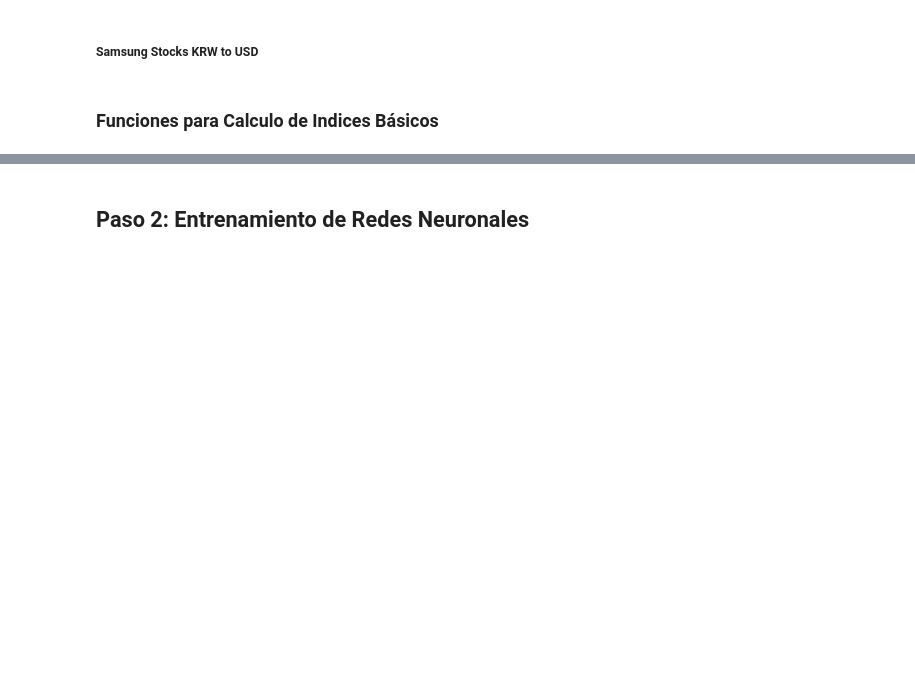
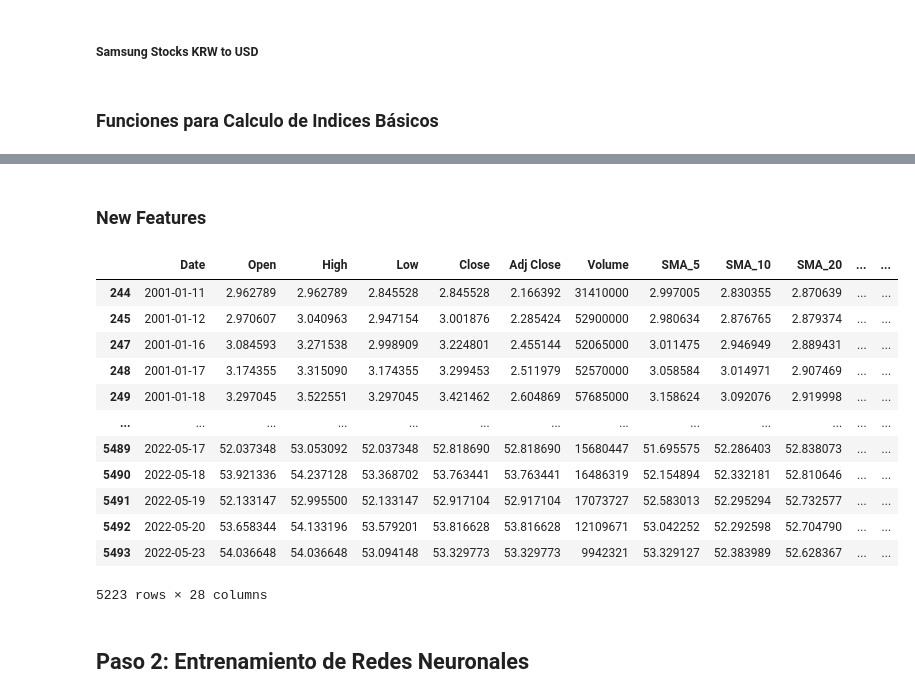
Before and after one commit to repositoriosHackaton/SIC25-TeamGalaxy, a Jupyter notebook: neuronb.ipynb, the cells around one changed output, grey strips where cells are left out. Saved outputs shown, nothing was run; the diff lists cells and outputs as text; code cells hidden in the pictures; blank space fills up the shorter version.

```diff
--- a/neuronb.ipynb
+++ b/neuronb.ipynb
@@ -71,11 +67,15 @@ historical_data = load_Historical_Data(ticker)
 # %% [markdown]
 ### Limpieza de Dataset
 # %%
+# Dataset de prueba
+ticker = companies[17]
+historical_data = load_Historical_Data(ticker)
+
 # Verificar que las columnas sean las esperadas
 expected_columns = ["Date","Open","High","Low","Close", "Volume","Dividends","Stock Splits","Adj Close"]
 actual_columns = historical_data.columns.tolist()
+
 if actual_columns == expected_columns:
-    # Eliminar las columnas innecesarias
     historical_data = historical_data.drop(columns=["Dividends", "Stock Splits"])
 
 # Ajustando el formato de las fechas
@@ -220,3 +170,67 @@ asian_financial_statement
+# %% [markdown]
+### New Features
+# %%
+# Calcular las nuevas features usando .loc
+historical_data.loc[:, "EMA_50"] = (
+    historical_data["Close"].ewm(span=50, adjust=False).mean()
+)
+historical_data.loc[:, "Daily_Return"] = historical_data["Close"].pct_change()
+historical_data.loc[:, "Log_Return"] = np.log(
+    historical_data["Close"] / historical_data["Close"].shift(1)
+)
+historical_data.loc[:, "Middle_Band"] = (
+    historical_data["Close"].rolling(window=20).mean()
+)
+historical_data.loc[:, "Std"] = historical_data["Close"].rolling(window=20).std()
+historical_data.loc[:, "Upper_Band"] = (
+    historical_data["Middle_Band"] + 2 * historical_data["Std"]
+)
+historical_data.loc[:, "Lower_Band"] = (
+    historical_data["Middle_Band"] - 2 * historical_data["Std"]
+)
+# Puedes eliminar la columna temporal "Std"
+historical_data = historical_data.drop(columns=["Std"])
+
+# Calcular Delta, Gain, Loss y Rs
+historical_data.loc[:, "Delta"] = historical_data["Close"].diff()
+historical_data.loc[:, "Gain"] = historical_data["Delta"].apply(
+    lambda x: x if x > 0 else 0
+)
+historical_data.loc[:, "Loss"] = historical_data["Delta"].apply(
+    lambda x: -x if x < 0 else 0
+)
+historical_data.loc[:, "Avg_Gain"] = (
+    historical_data["Gain"].rolling(window=14, min_periods=14).mean()
+)
+historical_data.loc[:, "Avg_Loss"] = (
+    historical_data["Loss"].rolling(window=14, min_periods=14).mean()
+)
+historical_data.loc[:, "Rs"] = historical_data["Avg_Gain"] / historical_data["Avg_Loss"]
+
+# Crear DataFrames independientes (opcional)
+Delta_df = historical_data.loc[:, ["Date", "Delta"]].dropna().reset_index(drop=True)
+Gain_df = historical_data.loc[:, ["Date", "Gain"]].dropna().reset_index(drop=True)
+Loss_df = historical_data.loc[:, ["Date", "Loss"]].dropna().reset_index(drop=True)
+Rs_df = historical_data.loc[:, ["Date", "Rs"]].dropna().reset_index(drop=True)
+
+# Revisa el resultado
+historical_data = historical_data.dropna()
+
+historical_data
+# %% [output]
+|  | Date | Open | High | Low | Close | Adj Close | Volume | SMA_5 | SMA_10 | SMA_20 | ... | ... |
+| 244 | 2001-01-11 | 2.962789 | 2.962789 | 2.845528 | 2.845528 | 2.166392 | 31410000 | 2.997005 | 2.830355 | 2.870639 | ... | ... |
+| 245 | 2001-01-12 | 2.970607 | 3.040963 | 2.947154 | 3.001876 | 2.285424 | 52900000 | 2.980634 | 2.876765 | 2.879374 | ... | ... |
+| 247 | 2001-01-16 | 3.084593 | 3.271538 | 2.998909 | 3.224801 | 2.455144 | 52065000 | 3.011475 | 2.946949 | 2.889431 | ... | ... |
+| 248 | 2001-01-17 | 3.174355 | 3.315090 | 3.174355 | 3.299453 | 2.511979 | 52570000 | 3.058584 | 3.014971 | 2.907469 | ... | ... |
+| 249 | 2001-01-18 | 3.297045 | 3.522551 | 3.297045 | 3.421462 | 2.604869 | 57685000 | 3.158624 | 3.092076 | 2.919998 | ... | ... |
+| ... | ... | ... | ... | ... | ... | ... | ... | ... | ... | ... | ... | ... |
+| 5489 | 2022-05-17 | 52.037348 | 53.053092 | 52.037348 | 52.818690 | 52.818690 | 15680447 | 51.695575 | 52.286403 | 52.838073 | ... | ... |
+| 5490 | 2022-05-18 | 53.921336 | 54.237128 | 53.368702 | 53.763441 | 53.763441 | 16486319 | 52.154894 | 52.332181 | 52.810646 | ... | ... |
+| 5491 | 2022-05-19 | 52.133147 | 52.995500 | 52.133147 | 52.917104 | 52.917104 | 17073727 | 52.583013 | 52.295294 | 52.732577 | ... | ... |
+| 5492 | 2022-05-20 | 53.658344 | 54.133196 | 53.579201 | 53.816628 | 53.816628 | 12109671 | 53.042252 | 52.292598 | 52.704790 | ... | ... |
+| 5493 | 2022-05-23 | 54.036648 | 54.036648 | 53.094148 | 53.329773 | 53.329773 | 9942321 | 53.329127 | 52.383989 | 52.628367 | ... | ... |
+5223 rows × 28 columns
 # %% [markdown]
 ## Paso 2: Entrenamiento de Redes Neuronales
 # %% [markdown]
```
Also changed, not shown: parts of 24 cells of this notebook, 2 other files.
